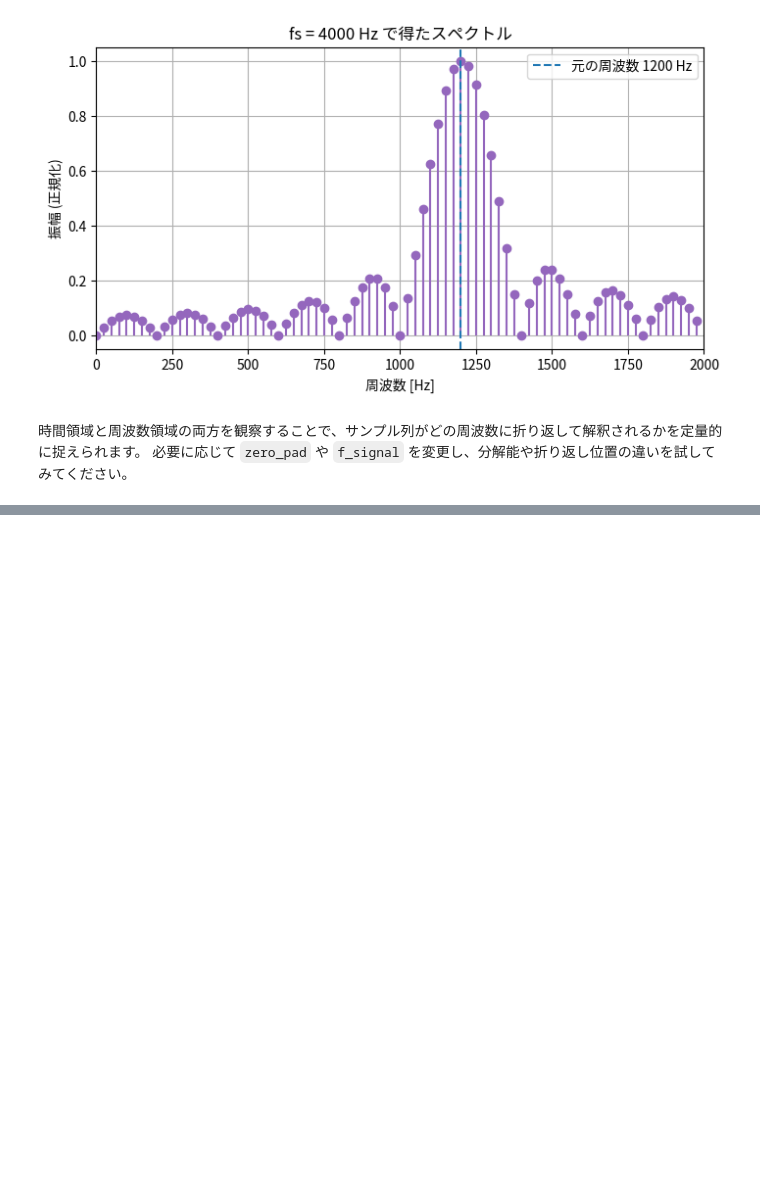
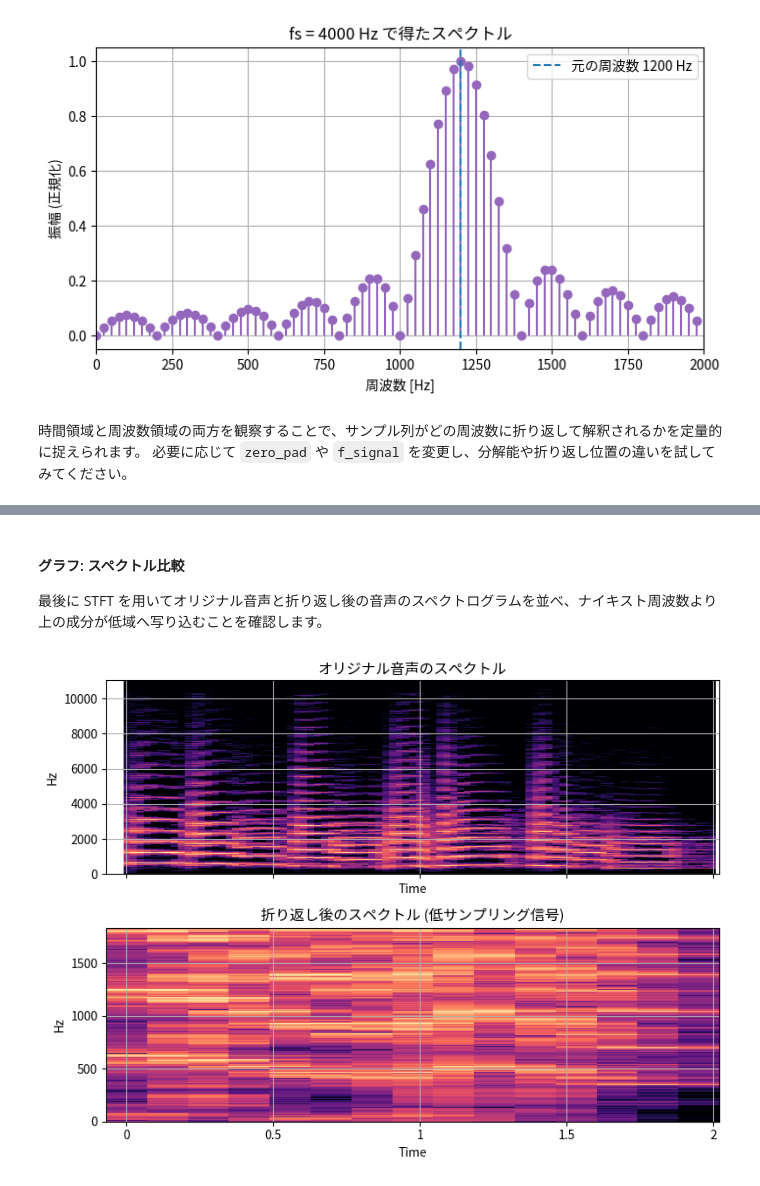
Before and after one commit to shima-nct/Communications_Engineering, a Jupyter notebook: Aliasing/aliasing_demo.ipynb, the cells around one changed output, grey strips where cells are left out. Saved outputs shown, nothing was run; the diff lists cells and outputs as text; code cells hidden in the pictures; blank space fills up the shorter version.

```diff
--- a/Aliasing/aliasing_demo.ipynb
+++ b/Aliasing/aliasing_demo.ipynb
@@ -197,0 +292,16 @@ plt.show()
+# %% [markdown]
+#### グラフ: スペクトル比較
+最後に STFT を用いてオリジナル音声と折り返し後の音声のスペクトログラムを並べ、ナイキスト周波数より上の成分が低域へ写り込むことを確認します。
+# %%
+Y_spec = librosa.amplitude_to_db(np.abs(librosa.stft(y_audio)), ref=np.max)
+Z_spec = librosa.amplitude_to_db(np.abs(librosa.stft(y_alias)), ref=np.max)
+
+fig, ax = plt.subplots(2, 1, sharex=True, figsize=(8, 6))
+librosa.display.specshow(Y_spec, sr=sr_audio, x_axis='time', y_axis='linear', ax=ax[0])
+ax[0].set(title='オリジナル音声のスペクトル')
+librosa.display.specshow(Z_spec, sr=fs_alias_audio, x_axis='time', y_axis='linear', ax=ax[1])
+ax[1].set(title='折り返し後のスペクトル (低サンプリング信号)')
+plt.tight_layout()
+plt.show()
+# %% [output]
+[figure, added]
```
Also changed, not shown: parts of 16 cells of this notebook.
